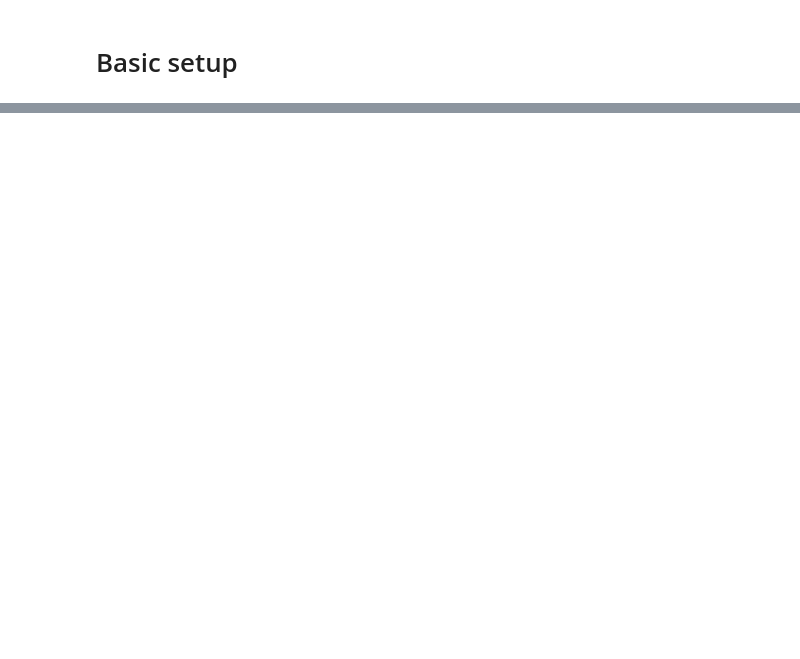
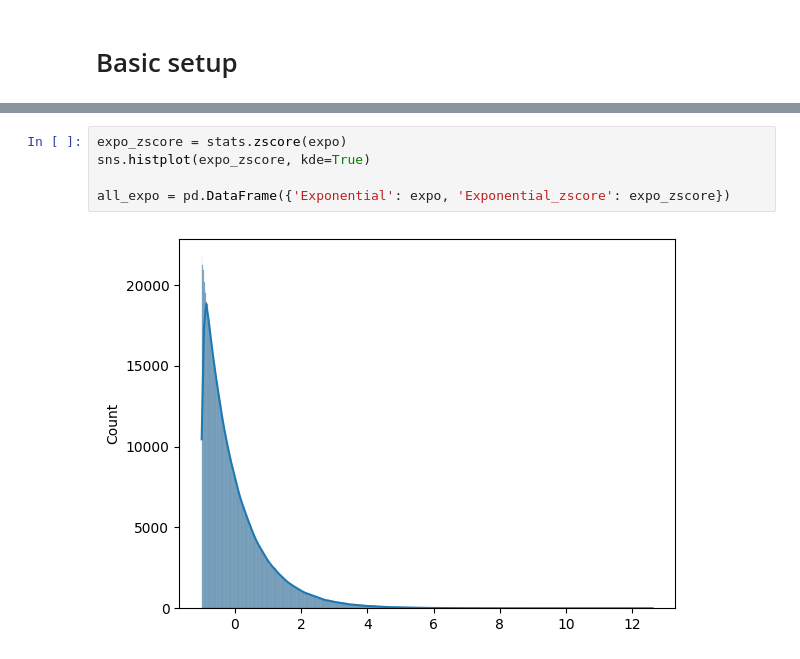
Before and after one commit to carlosjesuscaro/data_analysis_summary, a Jupyter notebook: Basics.ipynb, the cells around one changed output, grey strips where cells are left out. Cells and saved outputs as stored; diff of their text form; blank space fills up the shorter version.

```diff
--- a/Basics.ipynb
+++ b/Basics.ipynb
@@ -63,0 +160,7 @@ all_normal.head()
+# %%
+expo_zscore = stats.zscore(expo)
+sns.histplot(expo_zscore, kde=True)
+
+all_expo = pd.DataFrame({'Exponential': expo, 'Exponential_zscore': expo_zscore})
+# %% [output]
+[figure, added]
```
Also changed, not shown: parts of 19 cells of this notebook.
